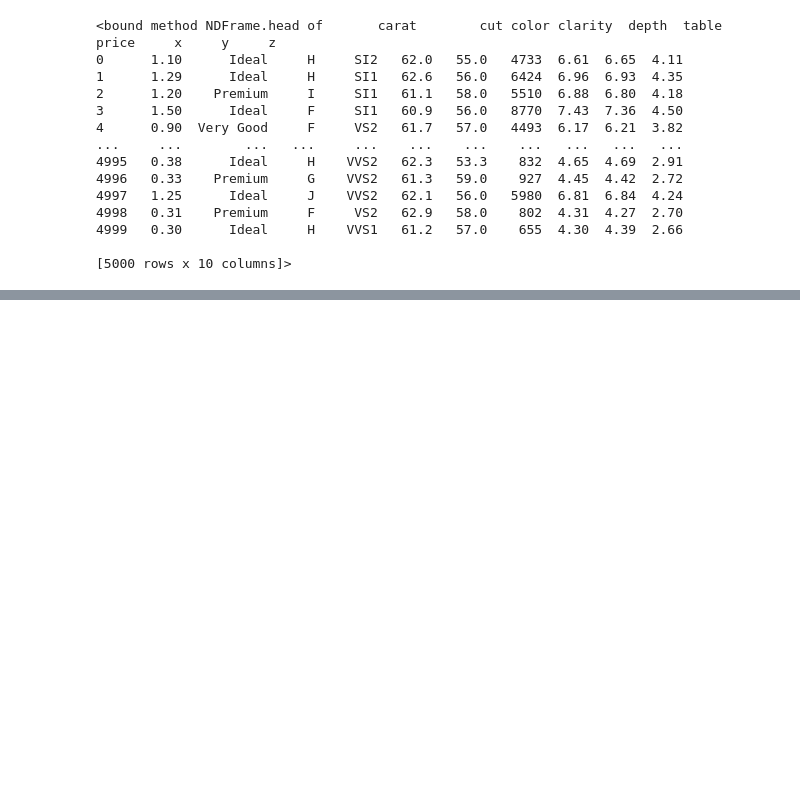
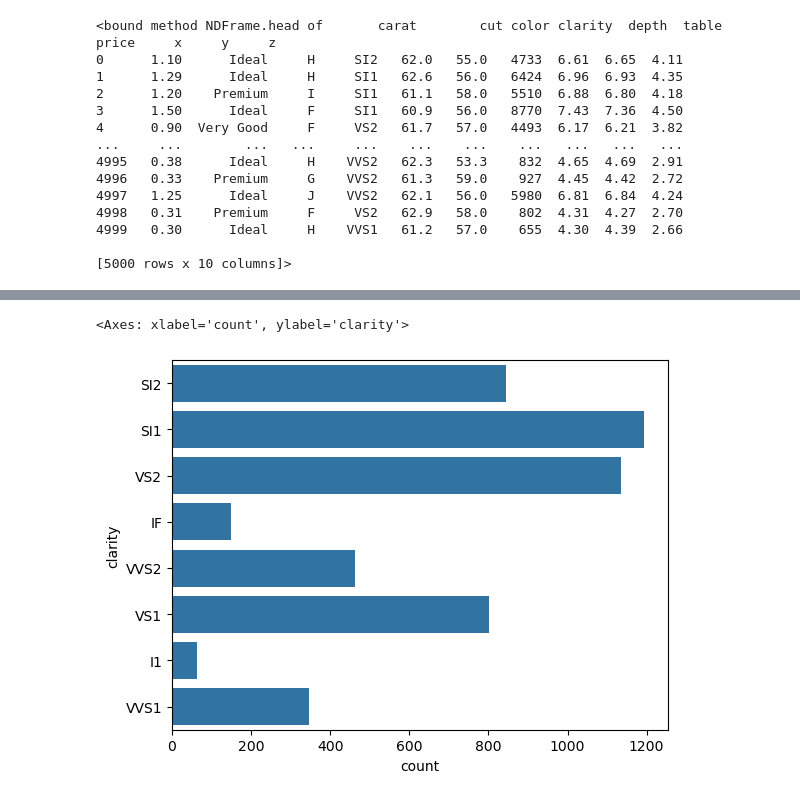
Before and after one commit to matiasmilla/xtream-ai-assignment-engineer, a Jupyter notebook: diamond_price_prediction.ipynb, the cells around one changed output, grey strips where cells are left out. Cells and saved outputs as stored; diff of their text form; code cells hidden in the pictures; blank space fills up the shorter version.

```diff
--- a/diamond_price_prediction.ipynb
+++ b/diamond_price_prediction.ipynb
@@ -21,0 +78,5 @@ df.head
+# %%
+sns.countplot(df['clarity'])
+# %% [output]
+<Axes: xlabel='count', ylabel='clarity'>
+[figure, added]
```
Also changed, not shown: parts of 16 cells of this notebook.
